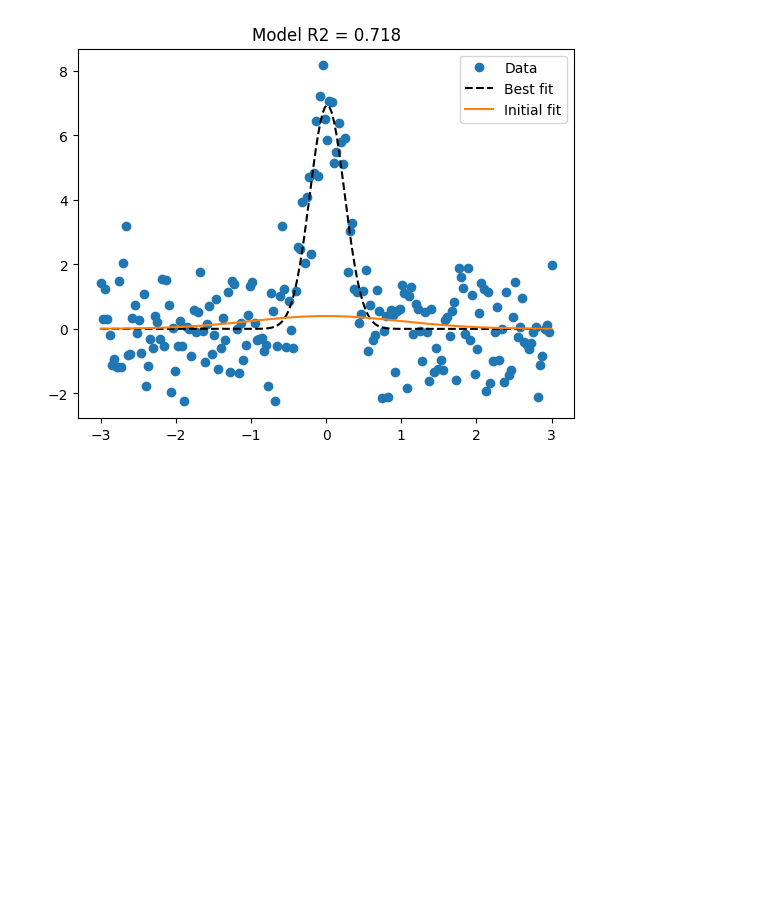
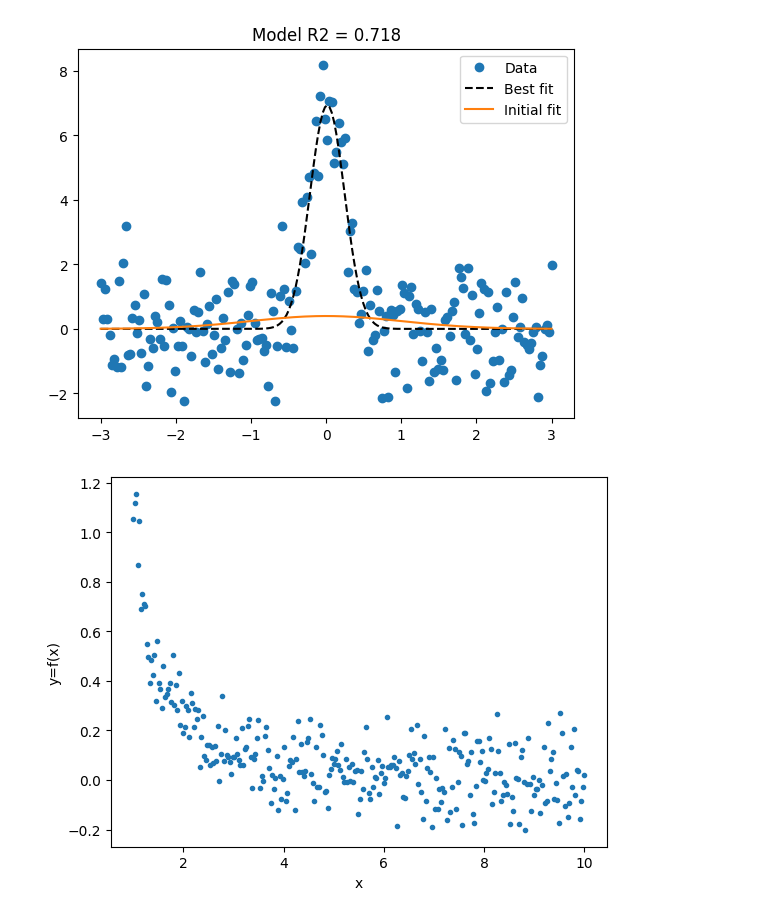
Before and after one commit to Tien-Dat-PHAN/DataScience, a Jupyter notebook: Udemy_MasterPython/Data_curve_fitting.ipynb, the cells around one changed output. Cells and saved outputs as stored; diff of their text form; code cells hidden in the pictures; blank space fills up the shorter version.

```diff
--- a/Udemy_MasterPython/Data_curve_fitting.ipynb
+++ b/Udemy_MasterPython/Data_curve_fitting.ipynb
@@ -78,3 +78,19 @@ plt.legend()
 plt.show()
 # %% [output]
 [figure]
+# %%
+# The next is the Model an exponential decay
+
+# create the parameters
+
+x = np.linspace(1, 10, 300)
+# %%
+noise = [np.random.normal(0,np.sqrt(0.01)) for _ in range(len(x))]
+y = 1/x**2 + noise
+# %%
+plt.plot(x, y, '.')
+plt.xlabel('x')
+plt.ylabel('y=f(x)')
+plt.show()
+# %% [output]
+[figure, added]
```
Also changed, not shown: parts of 4 cells of this notebook.
